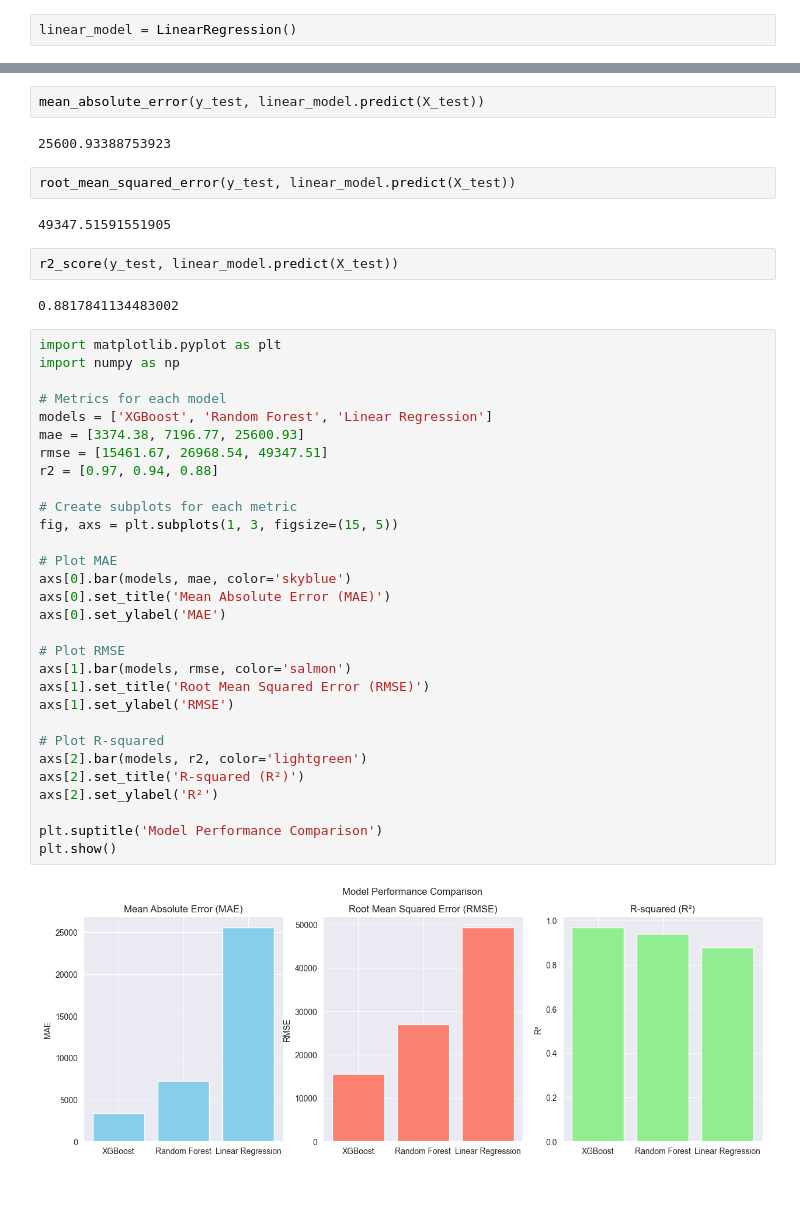
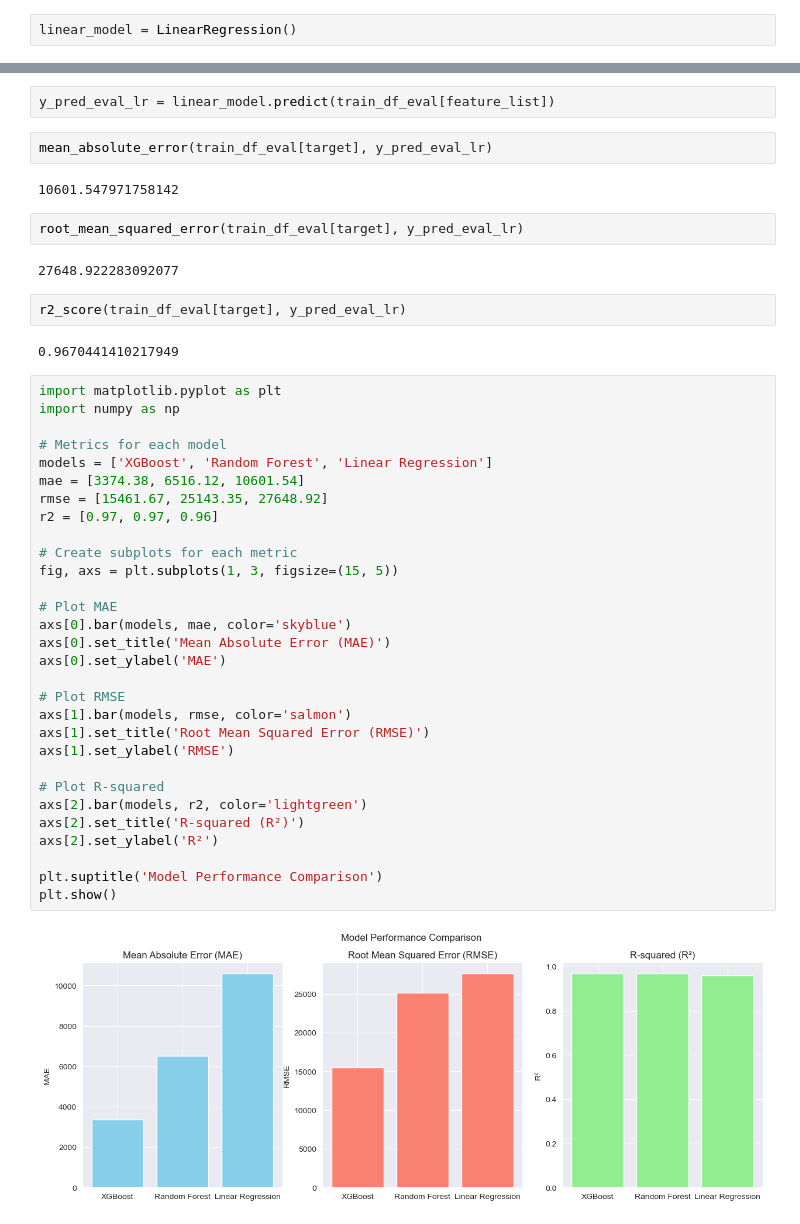
Before and after one commit to Hjyheart/CS5228-Kaggle-Project, a Jupyter notebook: random_forest_linear_regression_and_evaluation.ipynb, the cells around one changed output, grey strips where cells are left out. Drawn from its saved outputs; the diff is of its cells as text; blank space fills up the shorter version.

```diff
--- a/random_forest_linear_regression_and_evaluation.ipynb
+++ b/random_forest_linear_regression_and_evaluation.ipynb
@@ -185,46 +149,48 @@ linear_model.fit(X_train, y_train)
 # %% [output]
 LinearRegression()
+# %%
+y_pred_eval_lr = linear_model.predict(train_df_eval[feature_list])
 # %%
-mean_absolute_error(y_test, linear_model.predict(X_test))
+mean_absolute_error(train_df_eval[target], y_pred_eval_lr)
 # %% [output]
-25600.93388753923
+10601.547971758142
 # %%
-root_mean_squared_error(y_test, linear_model.predict(X_test))
+root_mean_squared_error(train_df_eval[target], y_pred_eval_lr)
 # %% [output]
-49347.51591551905
+27648.922283092077
 # %%
-r2_score(y_test, linear_model.predict(X_test))
+r2_score(train_df_eval[target], y_pred_eval_lr)
 # %% [output]
-0.8817841134483002
+0.9670441410217949
 # %%
 import matplotlib.pyplot as plt
 import numpy as np
 
 # Metrics for each model
 models = ['XGBoost', 'Random Forest', 'Linear Regression']
-mae = [3374.38, 7196.77, 25600.93]
-rmse = [15461.67, 26968.54, 49347.51]
-r2 = [0.97, 0.94, 0.88]
+mae = [3374.38, 6516.12, 10601.54]
+rmse = [15461.67, 25143.35, 27648.92]
+r2 = [0.97, 0.97, 0.96]
 
 # Create subplots for each metric
 fig, axs = plt.subplots(1, 3, figsize=(15, 5))
 
 # Plot MAE
 axs[0].bar(models, mae, color='skyblue')
 axs[0].set_title('Mean Absolute Error (MAE)')
 axs[0].set_ylabel('MAE')
 
 # Plot RMSE
 axs[1].bar(models, rmse, color='salmon')
 axs[1].set_title('Root Mean Squared Error (RMSE)')
 axs[1].set_ylabel('RMSE')
 
 # Plot R-squared
 axs[2].bar(models, r2, color='lightgreen')
 axs[2].set_title('R-squared (R²)')
 axs[2].set_ylabel('R²')
 
 plt.suptitle('Model Performance Comparison')
 plt.show()
 # %% [output]
-[figure, old version]
+[figure, new version]
```
Also changed, not shown: parts of 19 cells of this notebook, 1 other file.
